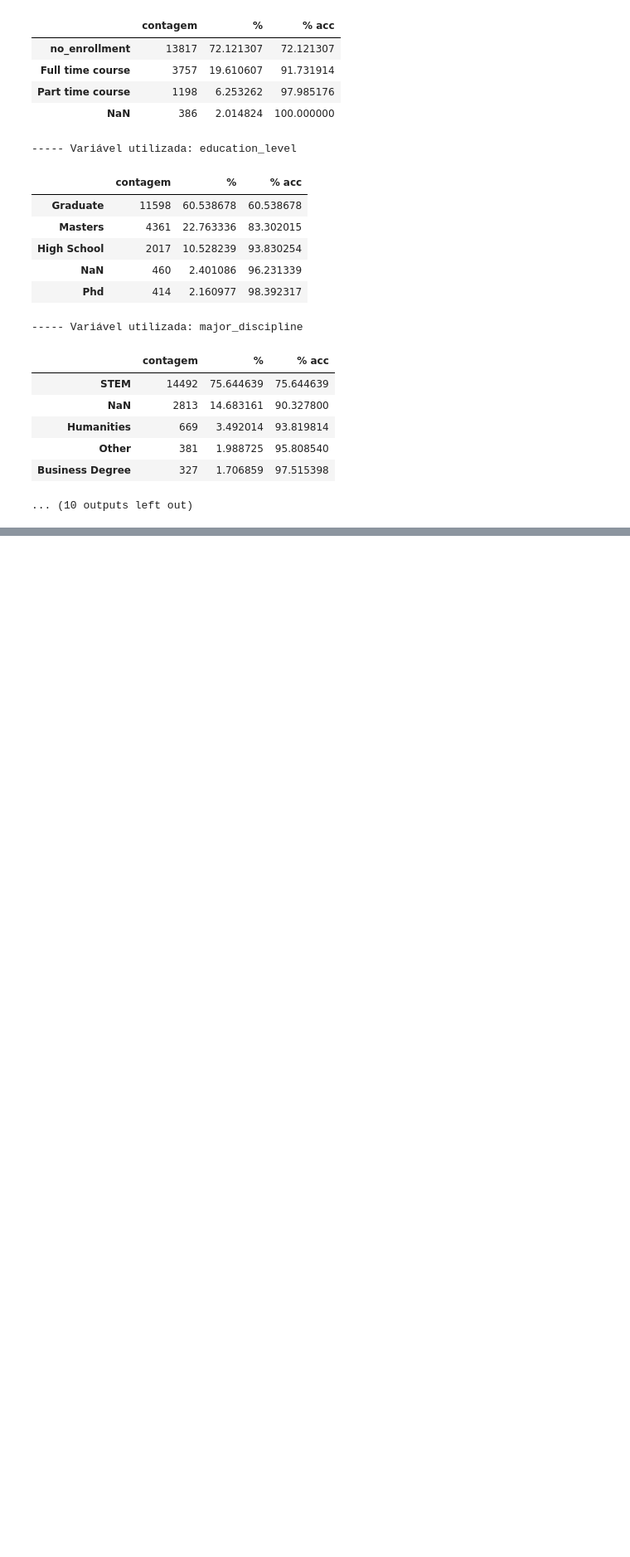
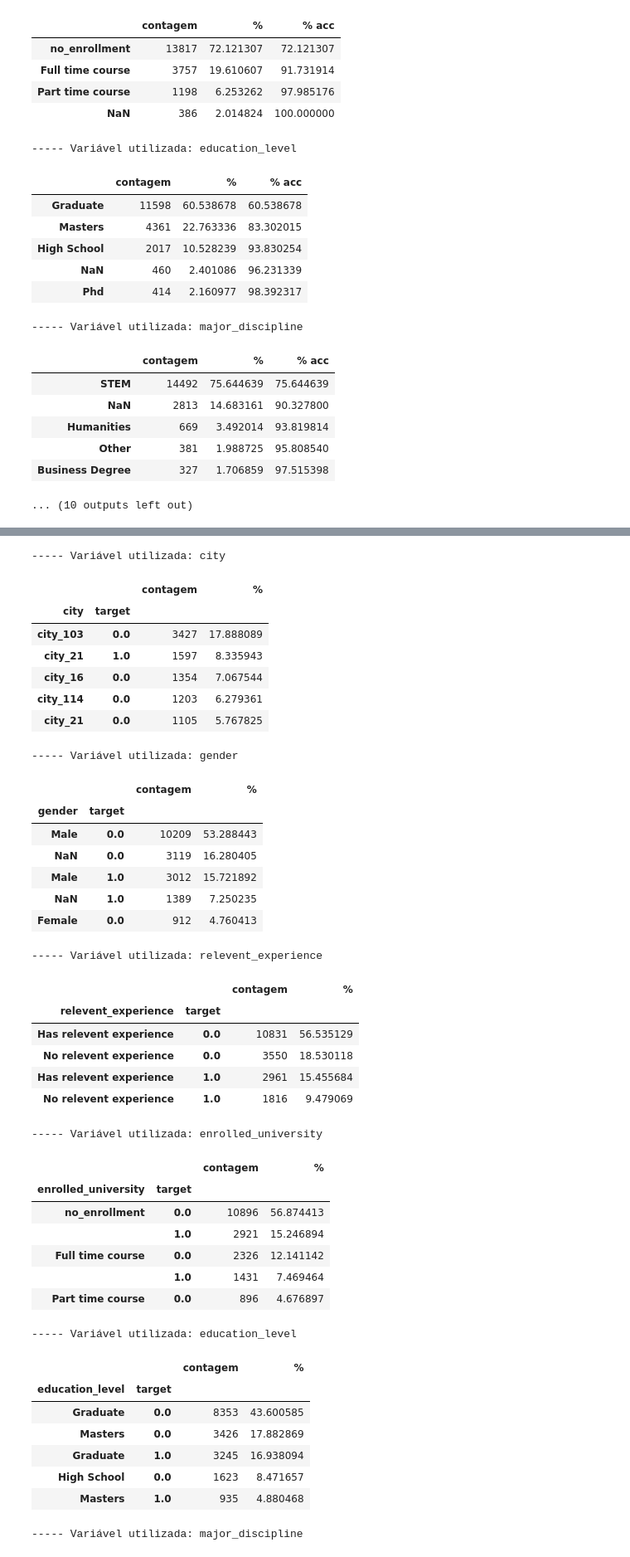
Before and after one commit to barbosarafael/hr_analysis, a Jupyter notebook: notebooks/3.0.exploracao_dados.ipynb, the cells around one changed output, grey strips where cells are left out. Shown at 83% size. Drawn from its saved outputs; the diff is of its cells as text; code cells hidden in the pictures; blank space fills up the shorter version.

```diff
--- a/notebooks/3.0.exploracao_dados.ipynb
+++ b/notebooks/3.0.exploracao_dados.ipynb
@@ -183,0 +236,53 @@ for i in lista_var_qual:
+# %%
+for i in lista_var_qual:
+
+    print(f'\n----- Variável utilizada: {i} \n')
+
+    a = dados[[i, 'target']].value_counts(dropna = False).head(5)
+    b = dados[[i, 'target']].value_counts(dropna = False, normalize = True).head(5) * 100
+
+
+    c = pd.concat([a, b], axis = 1, keys = ['contagem', '%'])
+
+    display(c)
+# %% [output]
+----- Variável utilizada: city
+|  |  | contagem | % |
+| city | target |  |  |
+| city_103 | 0.0 | 3427 | 17.888089 |
+| city_21 | 1.0 | 1597 | 8.335943 |
+| city_16 | 0.0 | 1354 | 7.067544 |
+| city_114 | 0.0 | 1203 | 6.279361 |
+| city_21 | 0.0 | 1105 | 5.767825 |
+----- Variável utilizada: gender
+|  |  | contagem | % |
+| gender | target |  |  |
+| Male | 0.0 | 10209 | 53.288443 |
+| NaN | 0.0 | 3119 | 16.280405 |
+| Male | 1.0 | 3012 | 15.721892 |
+| NaN | 1.0 | 1389 | 7.250235 |
+| Female | 0.0 | 912 | 4.760413 |
+----- Variável utilizada: relevent_experience
+|  |  | contagem | % |
+| relevent_experience | target |  |  |
+| Has relevent experience | 0.0 | 10831 | 56.535129 |
+| No relevent experience | 0.0 | 3550 | 18.530118 |
+| Has relevent experience | 1.0 | 2961 | 15.455684 |
+| No relevent experience | 1.0 | 1816 | 9.479069 |
+----- Variável utilizada: enrolled_university
+|  |  | contagem | % |
+| enrolled_university | target |  |  |
+| no_enrollment | 0.0 | 10896 | 56.874413 |
+|  | 1.0 | 2921 | 15.246894 |
+| Full time course | 0.0 | 2326 | 12.141142 |
+|  | 1.0 | 1431 | 7.469464 |
+| Part time course | 0.0 | 896 | 4.676897 |
+----- Variável utilizada: education_level
+|  |  | contagem | % |
+| education_level | target |  |  |
+| Graduate | 0.0 | 8353 | 43.600585 |
+| Masters | 0.0 | 3426 | 17.882869 |
+| Graduate | 1.0 | 3245 | 16.938094 |
+| High School | 0.0 | 1623 | 8.471657 |
+| Masters | 1.0 | 935 | 4.880468 |
+----- Variável utilizada: major_discipline
```
Also changed, not shown: parts of 10 cells of this notebook, 1 other file.
